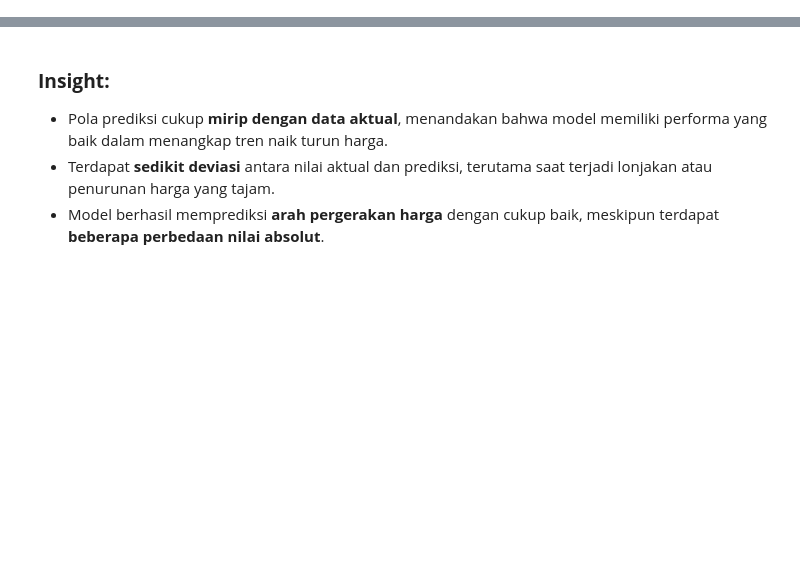
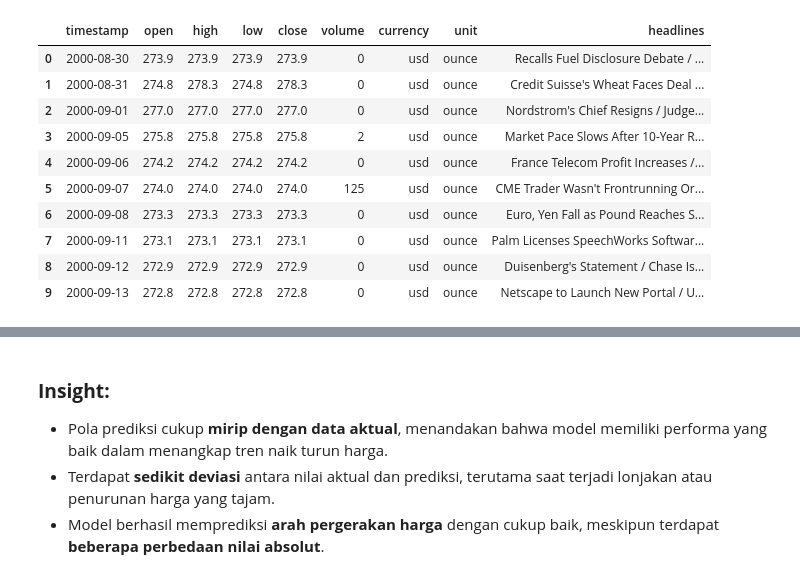
Before and after one commit to covryzne/capstone-goldsight, a Jupyter notebook: Notebook/notebook.ipynb, the cells around one changed output, grey strips where cells are left out. Drawn from its saved outputs; the diff is of its cells as text; code cells hidden in the pictures; blank space fills up the shorter version.

```diff
--- a/Notebook/notebook.ipynb
+++ b/Notebook/notebook.ipynb
@@ -916,0 +143,15 @@ Kode ini digunakan untuk membagi dataset yang telah dibentuk menjadi sekuens men
+# %%
+# Menampilkan 10 baris pertama
+df.head(10)
+# %% [output]
+|  | timestamp | open | high | low | close | volume | currency | unit | headlines |
+| 0 | 2000-08-30 | 273.9 | 273.9 | 273.9 | 273.9 | 0 | usd | ounce | Recalls Fuel Disclosure Debate / ... |
+| 1 | 2000-08-31 | 274.8 | 278.3 | 274.8 | 278.3 | 0 | usd | ounce | Credit Suisse's Wheat Faces Deal ... |
+| 2 | 2000-09-01 | 277.0 | 277.0 | 277.0 | 277.0 | 0 | usd | ounce | Nordstrom's Chief Resigns / Judge... |
+| 3 | 2000-09-05 | 275.8 | 275.8 | 275.8 | 275.8 | 2 | usd | ounce | Market Pace Slows After 10-Year R... |
+| 4 | 2000-09-06 | 274.2 | 274.2 | 274.2 | 274.2 | 0 | usd | ounce | France Telecom Profit Increases /... |
+| 5 | 2000-09-07 | 274.0 | 274.0 | 274.0 | 274.0 | 125 | usd | ounce | CME Trader Wasn't Frontrunning Or... |
+| 6 | 2000-09-08 | 273.3 | 273.3 | 273.3 | 273.3 | 0 | usd | ounce | Euro, Yen Fall as Pound Reaches S... |
+| 7 | 2000-09-11 | 273.1 | 273.1 | 273.1 | 273.1 | 0 | usd | ounce | Palm Licenses SpeechWorks Softwar... |
+| 8 | 2000-09-12 | 272.9 | 272.9 | 272.9 | 272.9 | 0 | usd | ounce | Duisenberg's Statement / Chase Is... |
+| 9 | 2000-09-13 | 272.8 | 272.8 | 272.8 | 272.8 | 0 | usd | ounce | Netscape to Launch New Portal / U... |
```
Also changed, not shown: parts of 125 cells of this notebook.
